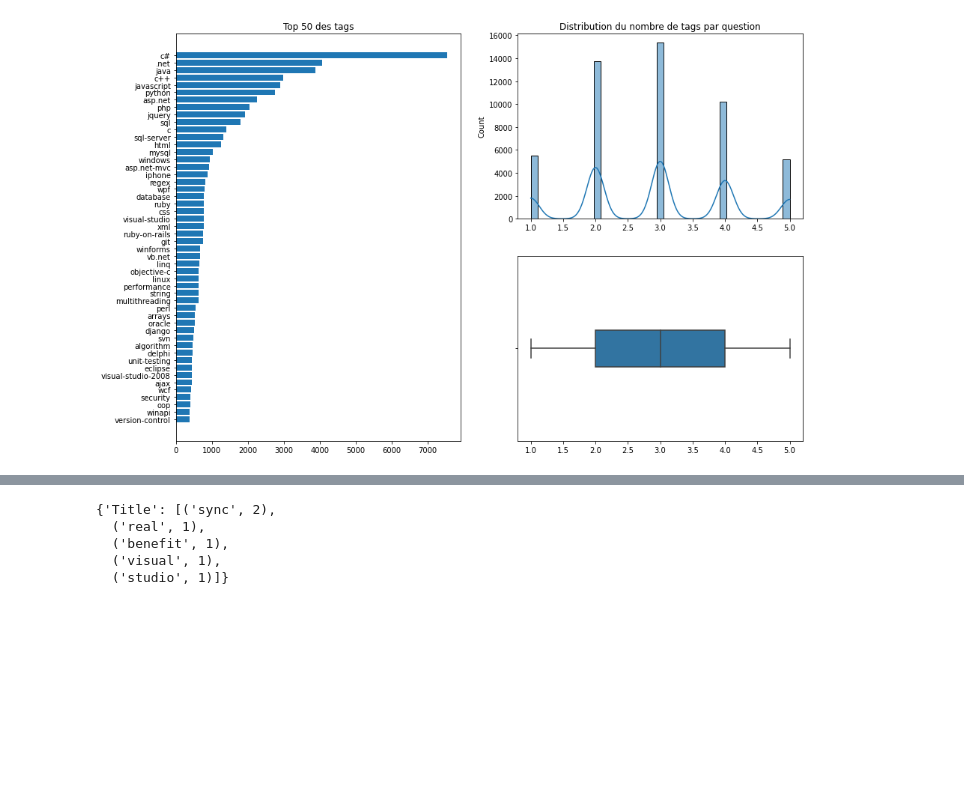
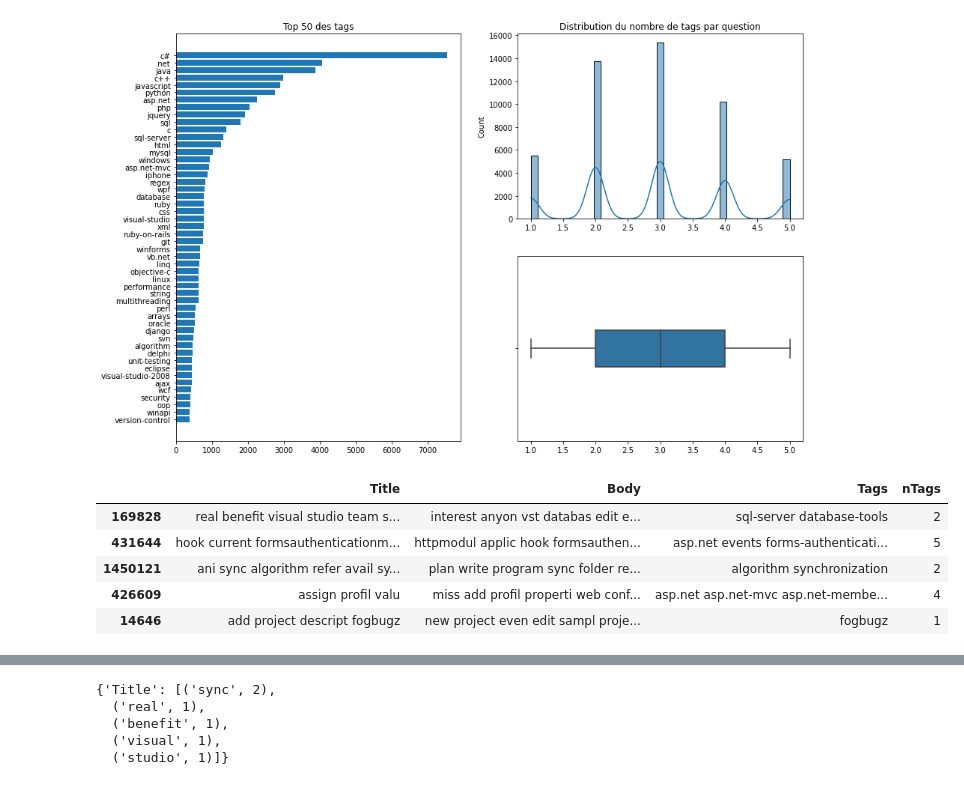
Before and after one commit to FKO78/OC-ds-p6, a Jupyter notebook: P6_Catégorisez_automatiquement_des_questions.ipynb, the cells around one changed output, grey strips where cells are left out. Saved outputs shown, nothing was run; the diff lists cells and outputs as text; code cells hidden in the pictures; blank space fills up the shorter version.

```diff
--- a/P6_Catégorisez_automatiquement_des_questions.ipynb
+++ b/P6_Catégorisez_automatiquement_des_questions.ipynb
@@ -221,3 +236,12 @@ sns.boxplot(x=train['Tags'].apply(lambda x: len(x.split())).values, width=0.2)
 # %% [output]
 <matplotlib.axes._subplots.AxesSubplot at 0x...>
 [figure]
+# %%
+train.head()
+# %% [output]
+|  | Title | Body | Tags | nTags |
+| 169828 | real benefit visual studio team s... | interest anyon vst databas edit e... | sql-server database-tools | 2 |
+| 431644 | hook current formsauthenticationm... | httpmodul applic hook formsauthen... | asp.net events forms-authenticati... | 5 |
+| 1450121 | ani sync algorithm refer avail sy... | plan write program sync folder re... | algorithm synchronization | 2 |
+| 426609 | assign profil valu | miss add profil properti web conf... | asp.net asp.net-mvc asp.net-membe... | 4 |
+| 14646 | add project descript fogbugz | new project even edit sampl proje... | fogbugz | 1 |
```
Also changed, not shown: parts of 12 cells of this notebook.
